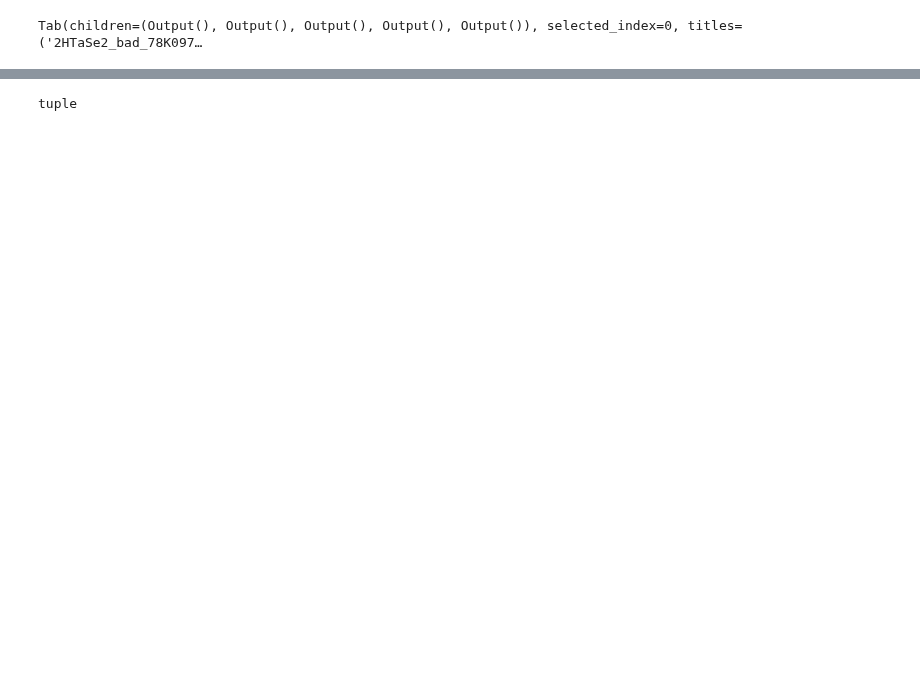
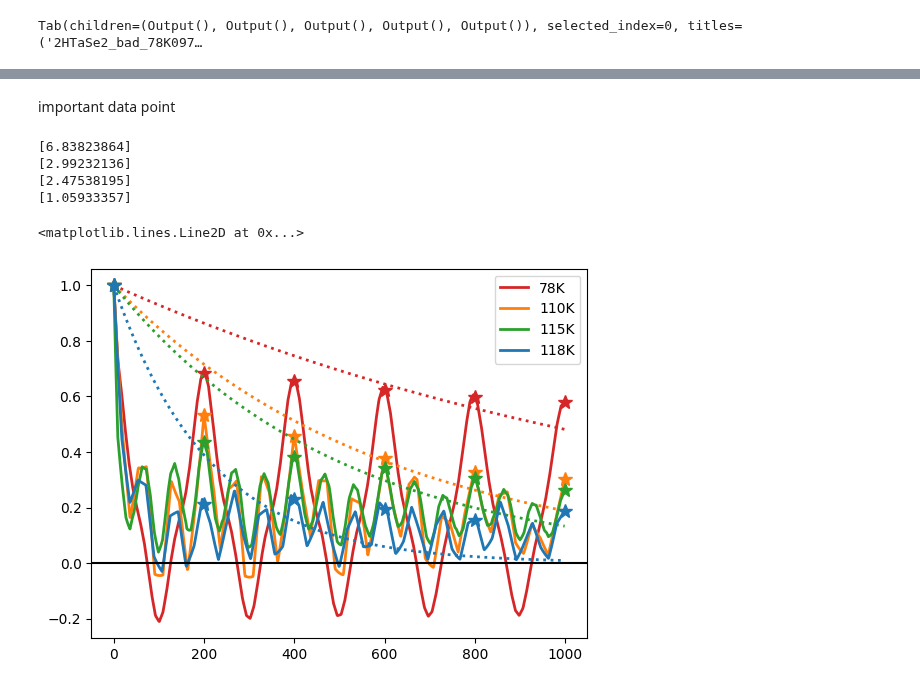
Before and after one commit to Potdooshami/2H_TaSe2_Tc_STM, a Jupyter notebook: fromCleaned.ipynb, the cells around one changed output, grey strips where cells are left out. Cells and saved outputs as stored; diff of their text form; code cells hidden in the pictures; blank space fills up the shorter version.

Commit message:
FEAT: I print out a fft peak information.(it seems good)

```diff
--- a/fromCleaned.ipynb
+++ b/fromCleaned.ipynb
@@ -168,3 +324,4 @@ p2s =[
     [537,401],
     [1048,905]
     ]
+longness = 1
@@ -280,4 +405,50 @@ plt.axhline(0,color='k')
-# %%
-type(p2)
-# %% [output]
-tuple
+# %%
+fcs = [(200/longness)*i for i in range(5*longness+1)]
+fcs[-1] = 999
+# %%
+fcs = list(map(int,fcs))
+# %% [markdown]
+important data point
+# %%
+# def exp_func(x, a, b, c):
+#     return a * np.exp(-b * x) + c
+# initial_guess = [1.0, 0.01, 0.0]
+# def exp_func(x, a, b):
+#     return a * np.exp(-b * x)
+# initial_guess = [1.0, 0.01]
+def exp_func(x,  b):
+    return np.exp(-b * x)
+initial_guess = [0.01]
+# %%
+%matplotlib inline
+colors = ['#1f77b4', '#ff7f0e', '#2ca02c', '#d62728']
+nms = ['78K', '118K', '110K', '115K','78K']
+lps = []
+lp2s = []
+for idt in [4,2,3,1]:
+    auto_corr_fft = auto_corr_ffts[idt]
+    p1 = np.array(auto_corr_fft.shape)/2
+    p2 = p2s[idt][1],p2s[idt][0]
+    # p1 = 2*p1 - p2
+    lp = line_profile(auto_corr_fft, p1, p2,num_points=1000)
+    # lp = profile_line(auto_corr_fft, p1, p2,linewidth=5)
+    lp = lp/np.max(lp)
+    lps.append(lp)
+    lp2 = lp[fcs]
+    lp2s.append(lp2)
+    popt, pcov = curve_fit(exp_func, np.array(fcs), lp2, p0=initial_guess)
+    lp3 = exp_func(range(1000), *popt)
+    plt.plot(lp,label=nms[idt],linewidth=2,color=colors[idt-1])
+    plt.plot(fcs,lp2,'*',linewidth=2,color=colors[idt-1],markersize=10)
+    plt.plot(lp3,':',linewidth=2,color=colors[idt-1])
+    print(1/(popt*200))
+# plt.vertical_line(0)
+plt.legend()
+plt.axhline(0,color='k')
+# %% [output]
+[6.83823864]
+[2.99232136]
+[2.47538195]
+[1.05933357]
+<matplotlib.lines.Line2D at 0x...>
+[figure, added]
```
Also changed, not shown: parts of 31 cells of this notebook.
